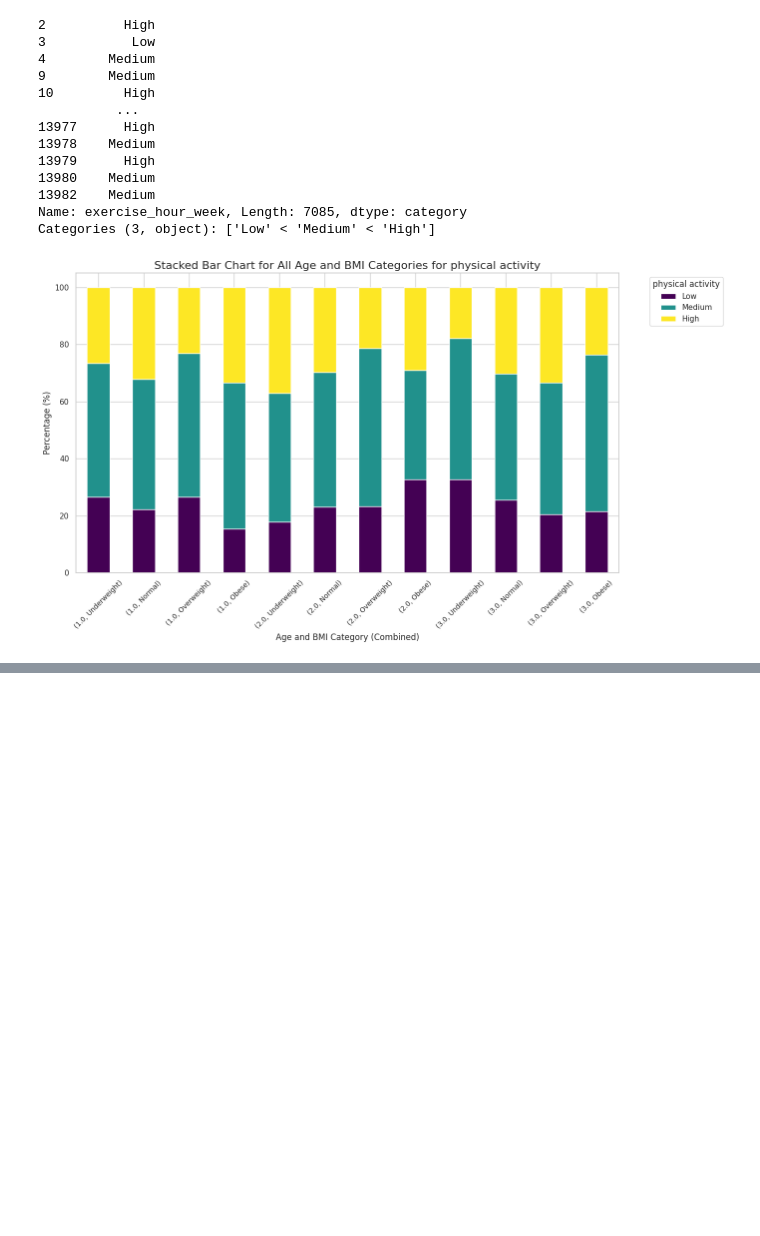
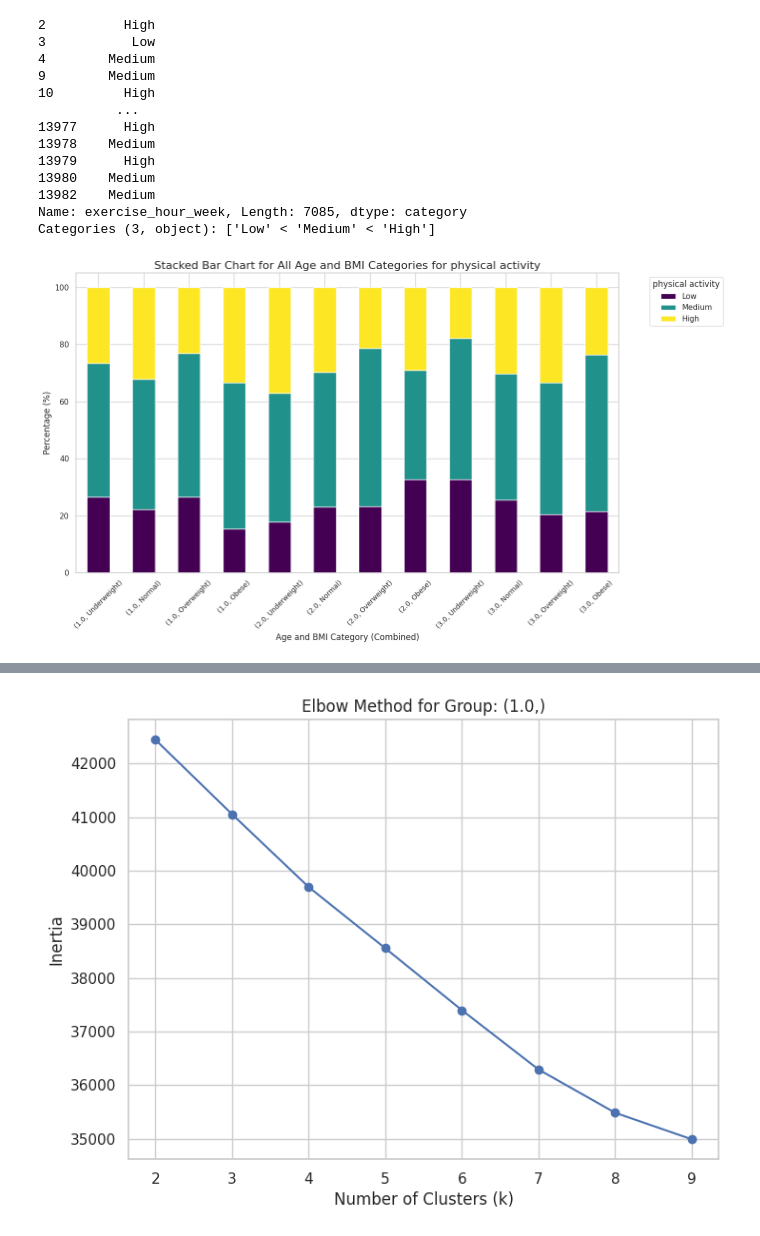
Before and after one commit to Dython-Team/caspian_second, a Jupyter notebook: casp 5/labeling_bmi_boys_casp5.ipynb, the cells around one changed output, grey strips where cells are left out. Drawn from its saved outputs; the diff is of its cells as text; code cells hidden in the pictures; blank space fills up the shorter version.

```diff
--- a/casp 5/labeling_bmi_boys_casp5.ipynb
+++ b/casp 5/labeling_bmi_boys_casp5.ipynb
@@ -698,0 +837,81 @@ plt.show()
+# %%
+from sklearn.cluster import KMeans
+from sklearn.preprocessing import StandardScaler
+from sklearn.metrics import silhouette_score, davies_bouldin_score, calinski_harabasz_score
+from sklearn.decomposition import PCA
+import pandas as pd
+import matplotlib.pyplot as plt
+import seaborn as sns
+
+a = results_df['top_features']
+
+for i, (group_name, group_data) in enumerate(cluster_df):
+    row = a.iloc[i]
+    features = [feature.strip() for feature in row.split(",")]
+    filtered_group_df = group_data[features]
+
+    # Normalize the data using StandardScaler
+    scaler = StandardScaler()
+    scaled_data = scaler.fit_transform(filtered_group_df)
+
+    # Determine the optimal number of clusters using the Elbow Method
+    inertia = []
+    k_range = range(2, 10)  # Try cluster sizes from 2 to 10
+    for k in k_range:
+        kmeans = KMeans(n_clusters=k, random_state=42)
+        kmeans.fit(scaled_data)
+        inertia.append(kmeans.inertia_)
+
+    # Plot the Elbow Method results
+    plt.figure(figsize=(8, 6))
+    plt.plot(k_range, inertia, marker="o")
+    plt.xlabel("Number of Clusters (k)")
+    plt.ylabel("Inertia")
+    plt.title(f"Elbow Method for Group: {group_name}")
+    plt.show()
+
+    # Apply K-Means clustering with the chosen number of clusters
+    optimal_k = 8  # Replace with the desired number of clusters after observing the Elbow Plot
+    kmeans = KMeans(n_clusters=optimal_k, random_state=42)
+    labels = kmeans.fit_predict(scaled_data)
+
+    # Add cluster labels to the group's DataFrame
+    filtered_group_result = filtered_group_df.copy()
+    filtered_group_result['Cluster'] = labels
+
+    # Calculate clustering metrics
+    if len(set(labels)) > 1:  # At least two clusters
+        silhouette = silhouette_score(scaled_data, labels)
+        davies_bouldin = davies_bouldin_score(scaled_data, labels)
+        calinski_harabasz = calinski_harabasz_score(scaled_data, labels)
+
+        print(f"Metrics for Group: {group_name}")
+        print(f"  Silhouette Score: {silhouette:.3f}")
+        print(f"  Davies-Bouldin Index: {davies_bouldin:.3f}")
+        print(f"  Calinski-Harabasz Index: {calinski_harabasz:.3f}")
+    else:
+        print(f"Metrics for Group: {group_name}")
+        print("  Clustering metrics not applicable (less than 2 clusters)")
+
+    # Visualization
+    # Reduce dimensionality for visualization using PCA
+    pca = PCA(n_components=2)
+    reduced_data = pca.fit_transform(scaled_data)
+
+    # Create a scatter plot
+    plt.figure(figsize=(8, 6))
+    sns.scatterplot(
+        x=reduced_data[:, 0],
+        y=reduced_data[:, 1],
+        hue=labels,
+        palette="viridis",
+        style=labels,
+        legend="full"
+    )
+    plt.title(f"Clustering Visualization for Group: {group_name}")
+    plt.xlabel("PCA Component 1")
+    plt.ylabel("PCA Component 2")
+    plt.legend(title="Cluster")
+    plt.show()
+# %% [output]
+[figure, added]
```
Also changed, not shown: parts of 9 cells of this notebook, 31 other files.
